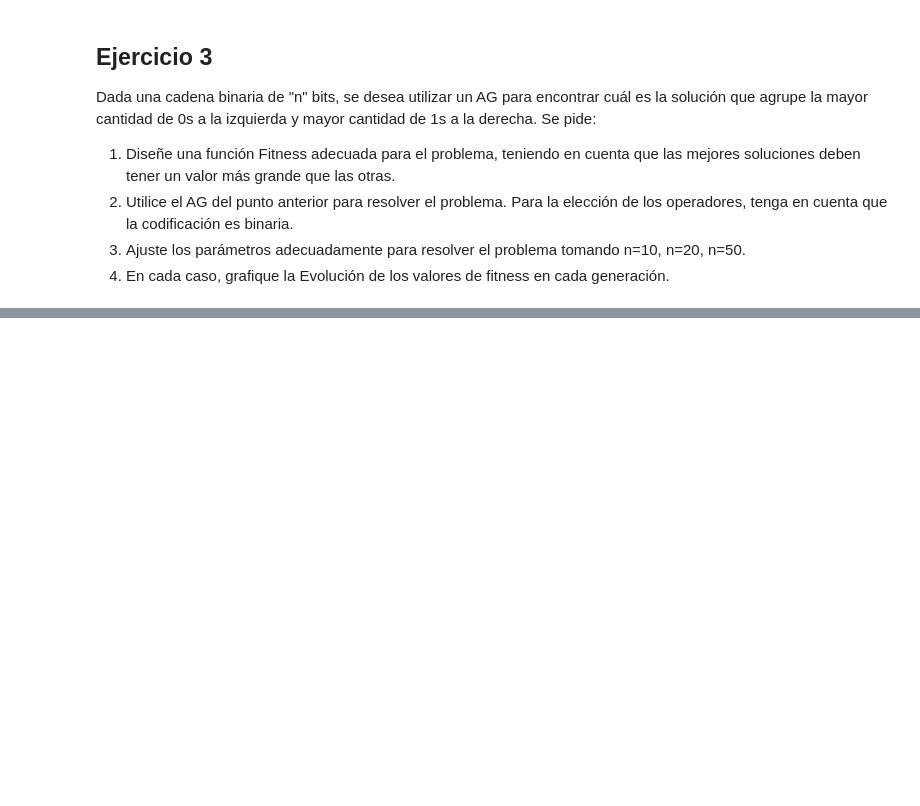
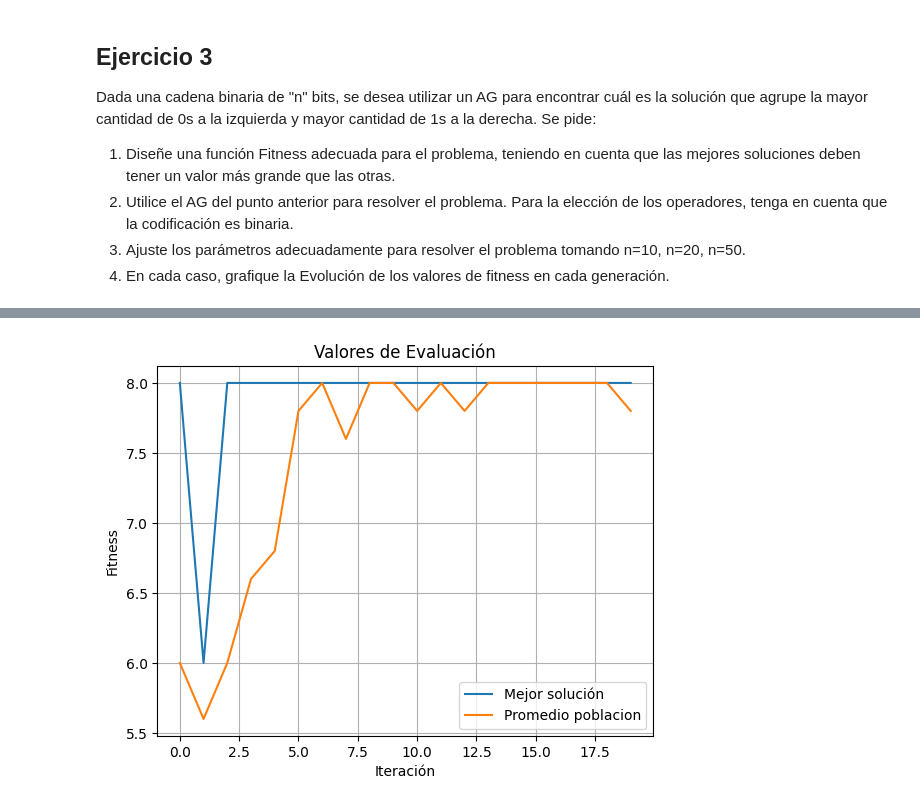
Before and after one commit to FranprzDev/HeuristcsAndML, a Jupyter notebook: TP4-Algoritmo-Genetico-Simple/TP4_Algoritmo_Genetico_Simple_Breslauer_Perez.ipynb, the cells around one changed output, grey strips where cells are left out. Cells and saved outputs as stored; diff of their text form; code cells hidden in the pictures; blank space fills up the shorter version.

```diff
--- a/TP4-Algoritmo-Genetico-Simple/TP4_Algoritmo_Genetico_Simple_Breslauer_Perez.ipynb
+++ b/TP4-Algoritmo-Genetico-Simple/TP4_Algoritmo_Genetico_Simple_Breslauer_Perez.ipynb
@@ -812,0 +1009,76 @@ SyntaxError: invalid syntax (1839750558.py, line 11)
+# %%
+# @title
+# Ejercicio 3: ordenar una cadena binaria.
+# Objetivo: maximizar la cantidad de bits bien ubicados
+
+# Este es el fitnes que solamente cumple si y sólo si estamos ante una cadena PAR; lo cual no es lo que pide el problema,
+# pero lo vimos dentro de clases.
+def fitness_visto_en_clase(X):
+    mitad = len(X) // 2
+
+    return (
+        sum(bit == 0 for bit in X[:mitad])
+        + sum(bit == 1 for bit in X[mitad:])
+    )
+
+# Como al final supusimos, existen varias formas de encarar la función de fitness; y si el AG está bien programado, técnicamente
+# debería llegar todo a lo mismo, la intuición para el desarrollo de esta func de fitness nace:
+# Básicamente si vos tenes una codificación [0,0,1,1,0,0] si vos dividis en /2, técnicamente le haces un .split a ese array y sobre eso agarras
+# el primero ([0]) entonces obviamente te dará la parte izq que debería estar orednada con todos 0, por lo tanto simplemente lo sumas y si no te da 0
+# entonces de esa forma le podes decir al AG mediante la func de fitness que no es por ahí la evolución. Que es una forma necesaria al desarrollar cualquier AG
+# es darle la retroalimentación necesaria para que el algoritmo pueda entender y pueda buscar la forma de adaptarse.
+# Pero esto tiene un problema, si viene una cadena que no tiene la misma cantidad de 0 que de 1, entonces no sirve de nada, ya que siempre el al splitear el [0]
+# te puede dar un valor != 0, así que la solucion es simplemente spliteando en la cantidad contada de 0
+
+def fitness_binario(X):
+    n = len(X)
+    cant_ceros_objetivo = X.count(0)
+    frontera = cant_ceros_objetivo  # cantidad fija de ceros esperada
+
+    unos_mal = sum(X[:frontera])       # unos que quedaron en la zona de ceros
+    ceros_mal = X[frontera:].count(0)  # ceros que quedaron en la zona de unos
+
+    return n - (unos_mal + ceros_mal)
+
+
+
+# Parámetros
+cant_individuos = 10
+n = 10
+f = fitness_binario
+cant_generac = 20
+
+sel = sel_torneo_con_rep
+param_sel = 2
+
+xover = xov_uniform
+cant_cruzados = round(0.80 * cant_individuos)
+
+mut = mut_swap
+cant_mutados = round(0.20 * cant_individuos)
+
+callback = callback_print
+
+# Población inicial
+Pop = init_pop_binaria(cant_individuos, n)
+
+# Ejecución
+sol, solF, Pop, Fit, traceBest, traceAvg, bestSols = geneticoSimpleBinario(
+    Pop=Pop,
+    cant_generac=cant_generac,
+    sel=sel,
+    xover=xover,
+    mut=mut,
+    cant_cruzados=cant_cruzados,
+    cant_mutados=cant_mutados,
+    param_sel=param_sel,
+    f=f,
+    callback=callback
+)
+
+# Resultados
+print("Mejor solución:", sol)
+print("Fitness obtenido:", solF)
+
+graficarEvolucionFitness(traceBest, traceAvg)
+# %% [output]
@@ -812,0 +1102 @@ SyntaxError: invalid syntax (1839750558.py, line 11)
+[figure, added]
```
Also changed, not shown: parts of 14 cells of this notebook.
